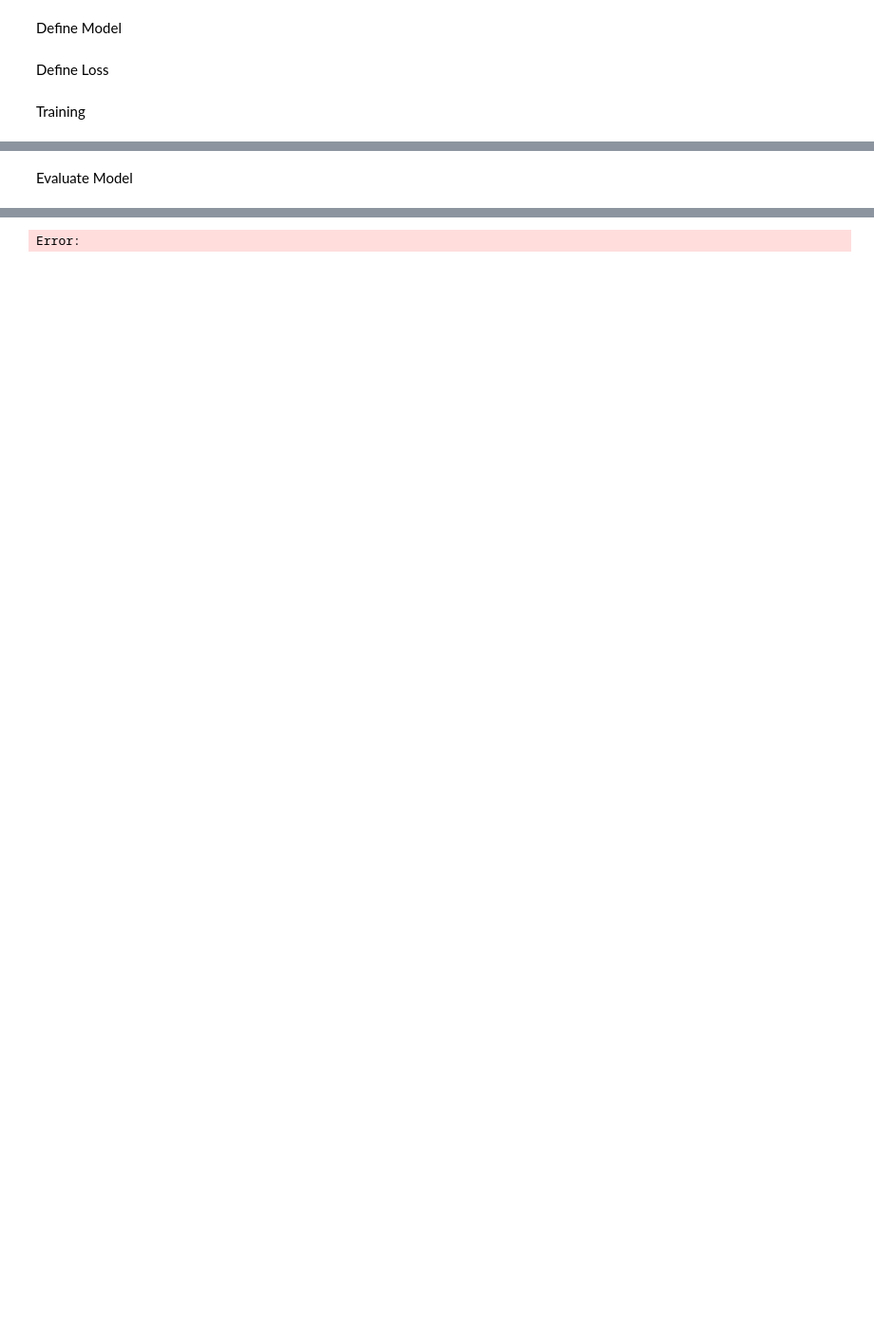
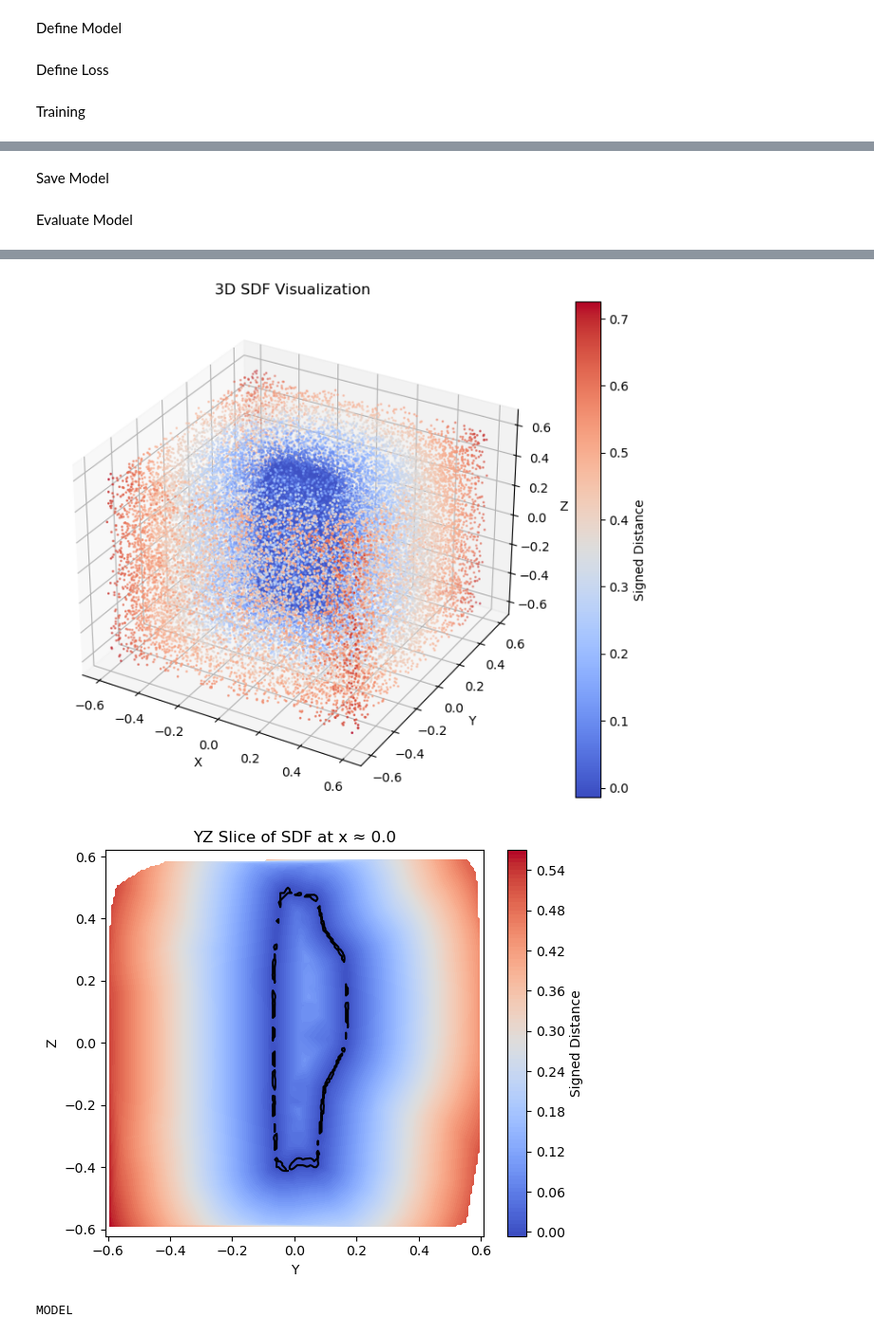
Before and after one commit to lukass16/CPSC-452-Final-Project, a Jupyter notebook: no_training.ipynb, the cells around one changed output, grey strips where cells are left out. Shown at 95% size. Cells and saved outputs as stored; diff of their text form; code cells hidden in the pictures; blank space fills up the shorter version.

Commit message:
Test Training

```diff
--- a/no_training.ipynb
+++ b/no_training.ipynb
@@ -18,7 +18,7 @@ B = 1 # must use batch size of 1 for GNOBlock
 
 # load dataset
 dataset = du.SDFDataset("./cars100")
-train_percent = 0.8
+train_percent = 0.95
 
 # split dataset into training and validation sets
 train_size = int(train_percent * len(dataset))
@@ -35,9 +35,9 @@ Train dataset size: 80, Validation dataset size: 20
 # %% [markdown]
 Define Useful Functions for Data
 # %%
-def process_batch(batch, grid_size, query_size):
+def process_batch(batch, grid_size, query_size, input_size):
     # y
-    input_geom = batch[:, :, :3]  # x, y, z coordinates
+    input_geom = batch[:, :input_size, :3]  # x, y, z coordinates
     input_geom = input_geom.squeeze(0)
 
     # x (grid points in 3D space) generate 64x64x64 grid with bounds [-1, 1] in each dimension
@@ -49,15 +49,14 @@ def process_batch(batch, grid_size, query_size):
     latent_queries = latent_queries.squeeze(0)
 
     # f_y
-    features = batch[:, :, 3]  # features (e.g., colors, normals)
+    features = batch[:, :input_size, 3]  # features (e.g., colors, normals)
     features = features.unsqueeze(-1).squeeze(0)
 
     # queries (for now just the same as input_geom)
     output_queries = input_geom.clone().squeeze()[:query_size,:]  # !For now, just use first 1000 points of input_geom as output_queries
     output_labels = features.clone()[:query_size,:]  # !For now, just use first 1000 points of features as output_labels
-    print(f'Supports shape: {input_geom.shape}, Latent queries shape: {latent_queries.shape}, Features shape: {features.shape}, Output queries shape: {output_queries.shape}, Output labels shape: {output_labels.shape}')
     return input_geom, latent_queries, features, output_queries, output_labels
 
 # test
 batch = next(iter(train_loader))
-input_geom, latent_queries, features, output_queries, output_labels = process_batch(batch, grid_size=64, query_size=1000)
+input_geom, latent_queries, features, output_queries, output_labels = process_batch(batch, grid_size=64, query_size=1000, input_size=1000)
@@ -76,10 +73,11 @@ class SDFGNO(nn.Module):
                  proj_channels=16,
                  fno_layers=4,
                  fno_modes=(16,16,16),
-                 grid_size=5,
-                 query_size=1000):
+                 grid_size=8,
+                 query_size=50000,
+                 input_size=10000):
         super().__init__()
-        radius = 1.0 / grid_size
+        radius = 0.1 / grid_size
 
         # encoder GNO
         self.gno_in = GNOBlock(in_channels=in_channels,
@@ -114,6 +112,7 @@ class SDFGNO(nn.Module):
         # store grid_size for forward
         self.grid_size = grid_size
         self.query_size = query_size
+        self.input_size = input_size
 
 
     def forward(self, batch):
@@ -125,7 +124,7 @@ class SDFGNO(nn.Module):
         assert B == 1, "GNOBlock requires batch size = 1"
 
         # process batch to get input_geom, latent_queries, features, output_queries
-        input_geom, latent_queries, features, output_queries, output_labels = process_batch(batch, self.grid_size, self.query_size)
+        input_geom, latent_queries, features, output_queries, output_labels = process_batch(batch, self.grid_size, self.query_size, self.input_size)
 
         """ GNOBlock Encoding """
         reshaped_queries = latent_queries.view((-1, latent_queries.shape[-1]))  # Reshape for GNOBlock input
@@ -176,7 +175,7 @@ device = torch.device("cuda" if torch.cuda.is_available() else "cpu")
 model = SDFGNO().to(device)
 optimizer = torch.optim.Adam(model.parameters(), lr=1e-3)
 
-num_epochs = 1
+num_epochs = 5
 for epoch in tqdm(range(num_epochs), desc="Training Epochs"):
     model.train()
     running_loss = 0.0
@@ -202,0 +206,2 @@ KeyboardInterrupt:
+# %% [markdown]
+Save Model
@@ -212,6 +220,6 @@ print("TRUE")
 du.visualize_sdf_3d(test_batch.squeeze(0))
 du.visualize_sdf_2d(test_batch.squeeze(0))
 print("MODEL")
-du.visualize_sdf_3d(predictions)
-du.visualize_sdf_2d(predictions)
+du.visualize_sdf_3d(predictions.detach())
+du.visualize_sdf_2d(predictions.detach())
 # %% [output]
@@ -221,2 +226,4 @@ Warning: use_scatter is True but torch_scatter is not properly built.
 TRUE
+[figure, added]
+[figure, added]
-Error:
+MODEL
```
Also changed, not shown: parts of 5 cells of this notebook, 1 other file.
